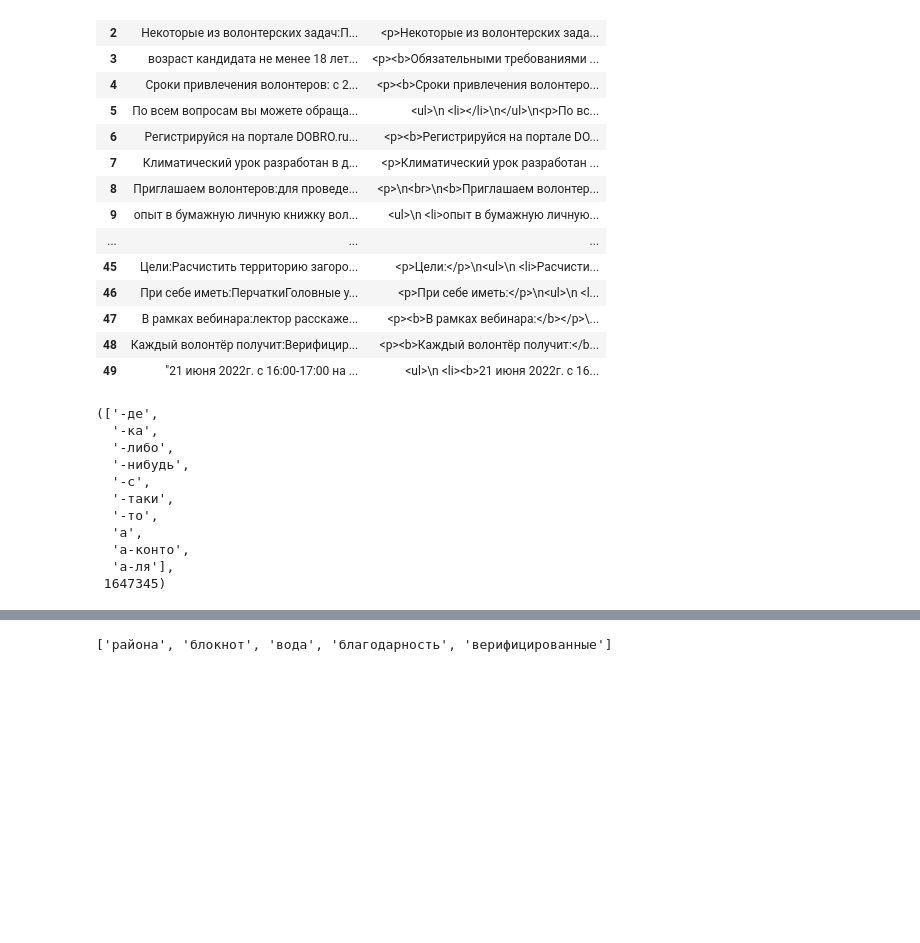
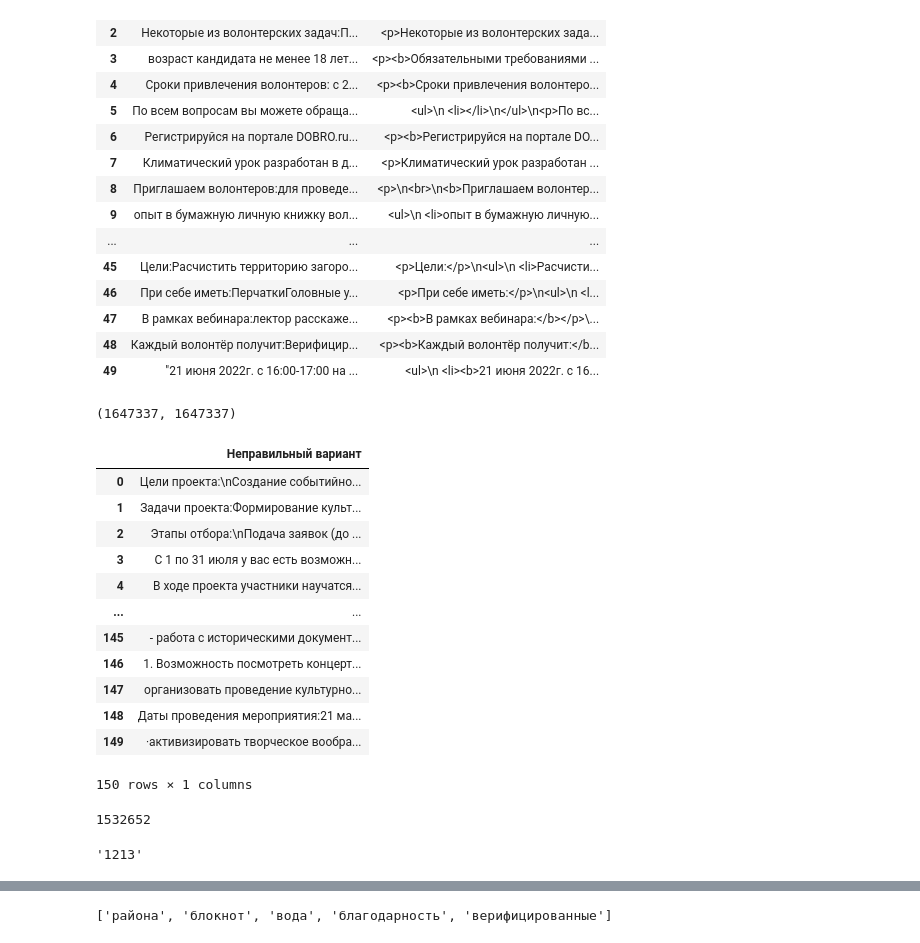
Before and after one commit to Andrey2001/northcode, a Jupyter notebook: test.ipynb, the cells around one changed output, grey strips where cells are left out. Drawn from its saved outputs; the diff is of its cells as text; code cells hidden in the pictures; blank space fills up the shorter version.

```diff
--- a/test.ipynb
+++ b/test.ipynb
@@ -24,24 +24,3 @@ data
 | 47 | В рамках вебинара:лектор расскаже... | <p><b>В рамках вебинара:</b></p>\... |
 | 48 | Каждый волонтёр получит:Верифицир... | <p><b>Каждый волонтёр получит:</b... |
 | 49 | "21 июня 2022г. с 16:00-17:00 на ... | <ul>\n <li><b>21 июня 2022г. с 16... |
-# %%
-import gzip, codecs
-
-FILENAME="new_rus.txt.gz"
-
-with gzip.open(FILENAME) as file:
-    with codecs.getreader('cp1251')(file) as text_file:
-        rus_dict = text_file.read().split()
-rus_dict[:10], len(rus_dict)
-# %% [output]
-(['-де',
-  '-ка',
-  '-либо',
-  '-нибудь',
-  '-с',
-  '-таки',
-  '-то',
-  'а',
-  'а-конто',
-  'а-ля'],
- 1647345)
@@ -56 +27,43 @@ for l in ALPHABET:
+# %%
+import re
+with open("new_rus.txt") as file:
+    rus_dict1 = file.read().split()
+
+rus_dict2 = []
+for r in rus_dict1:
+    if re.match(r'[^а-яё\-]', r.lower()):
+        continue
+    else:
+        rus_dict2.append(r)
+len(rus_dict1), len(rus_dict2)
+# %% [output]
+(1647337, 1647337)
+# %%
+new_data = pd.read_csv("raw_labels_150.csv")
+new_data
+# %% [output]
+|  | Неправильный вариант |
+| 0 | Цели проекта:\nСоздание событийно... |
+| 1 | Задачи проекта:Формирование культ... |
+| 2 | Этапы отбора:\nПодача заявок (до ... |
+| 3 | С 1 по 31 июля у вас есть возможн... |
+| 4 | В ходе проекта участники научатся... |
+| ... | ... |
+| 145 | - работа с историческими документ... |
+| 146 | 1. Возможность посмотреть концерт... |
+| 147 | организовать проведение культурно... |
+| 148 | Даты проведения мероприятия:21 ма... |
+| 149 | ·активизировать творческое вообра... |
+150 rows × 1 columns
+# %%
+with open("russian.txt", encoding='utf-8') as f:
+    tmptmp = f.read().split()
+len(tmptmp)
+# %% [output]
+1532652
+# %%
+a = '12131'
+a[:-1]
+# %% [output]
+'1213'
 # %%
```
Also changed, not shown: parts of 18 cells of this notebook, 7 other files.
